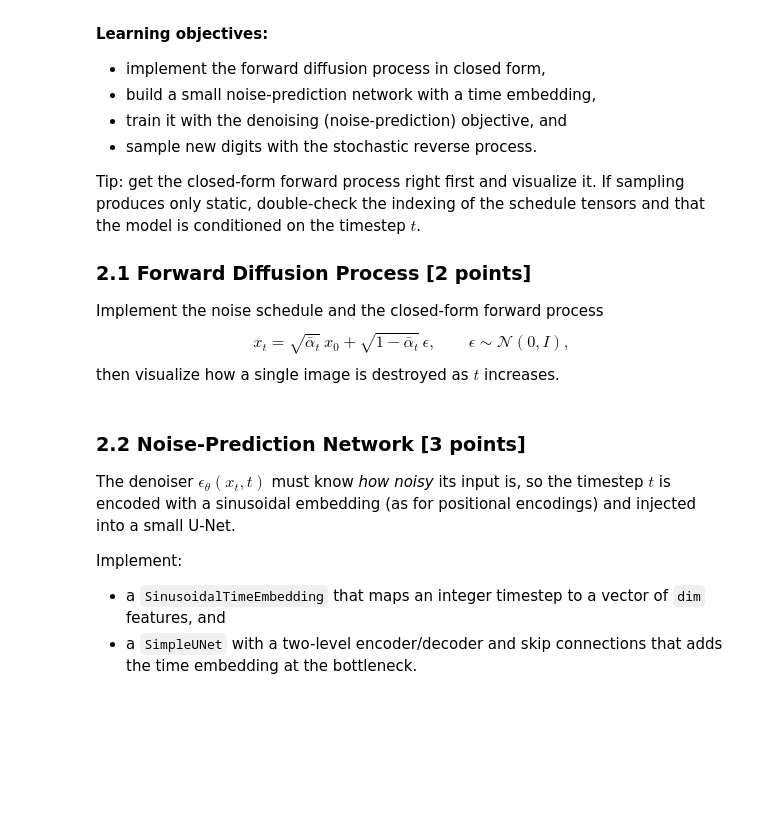
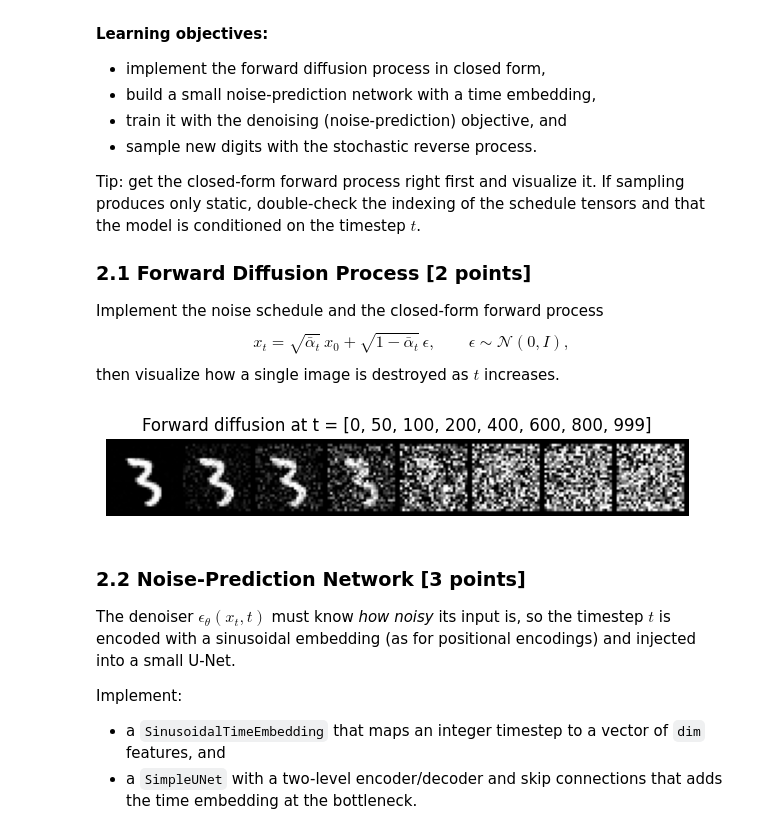
Before and after one commit to MustafaNatur/Introduction-to-Deep-Learning-course, a Jupyter notebook: exercise07-flow-diffusion/exercise07-flow-diffusion.ipynb, the cells around one changed output. Saved outputs shown, nothing was run; the diff lists cells and outputs as text; code cells hidden in the pictures; blank space fills up the shorter version.

Commit message:
exercise07: 2.1 Forward Diffusion Process

```diff
--- a/exercise07-flow-diffusion/exercise07-flow-diffusion.ipynb
+++ b/exercise07-flow-diffusion/exercise07-flow-diffusion.ipynb
@@ -274,7 +274,17 @@ test_loader = DataLoader(test_subset, batch_size=256, shuffle=False)
 
 
 def show_grid(images, title, nrow=8):
-    """Display a batch of [-1, 1] images as a grid."""
+    """Display a batch of images as a single tiled grid.
+
+    Args:
+        images (torch.Tensor): Batch of images shaped (N, C, H, W) with values
+            in [-1, 1] (the range used throughout the diffusion process).
+        title (str): Caption shown above the grid.
+        nrow (int): Number of images per row in the grid.
+
+    Returns:
+        None: Renders the figure inline; nothing is returned.
+    """
     images = images.detach().cpu()  # drop gradients, move to CPU for matplotlib
     images = (images.clamp(-1, 1) + 1) / 2  # undo normalization: [-1, 1] -> [0, 1]
     grid = torchvision.utils.make_grid(images, nrow=nrow)  # tile images into one
@@ -340,5 +389,19 @@ def forward_diffusion(x_0, t, alpha_bar):
 # %%
-# TODO: Your solution here
+# Take one image and noise it at increasing timesteps to watch it dissolve.
+x0 = sample_images[0:1].to(device)  # single image, keep batch dim: (1, 1, 28, 28)
+timesteps = [0, 50, 100, 200, 400, 600, 800, 999]  # t values to visualize
+
+# Build a row of the same image at each noise level.
+noisy = []
+for t in timesteps:
+    t_tensor = torch.tensor([t], device=device)  # batch of one timestep
+    x_t, _ = forward_diffusion(x0, t_tensor, alpha_bar)
+    noisy.append(x_t)
+noisy = torch.cat(noisy, dim=0)  # stack into (len(timesteps), 1, 28, 28)
+
+show_grid(noisy, title=f"Forward diffusion at t = {timesteps}", nrow=len(timesteps))
+# %% [output]
+[figure, added]
 # %% [markdown]
 ### 2.2 Noise-Prediction Network \[3 points\]
 
```
Also changed, not shown: parts of 1 cell of this notebook.
